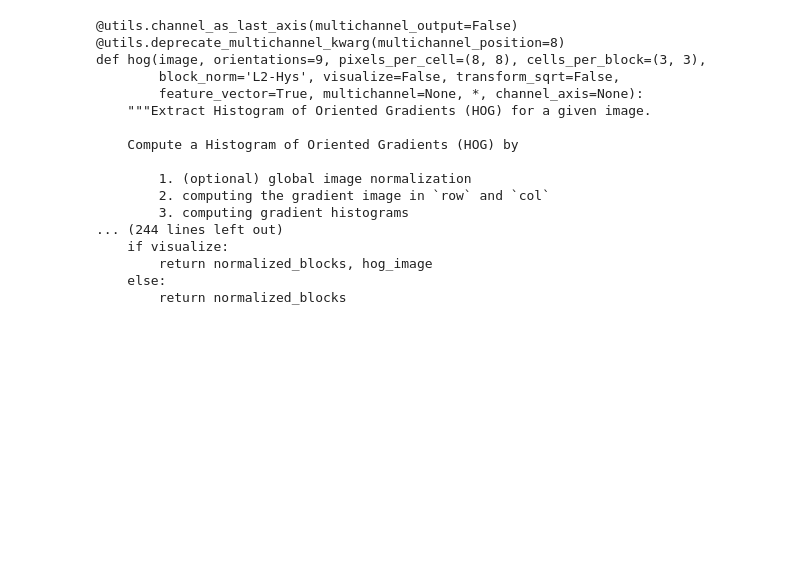
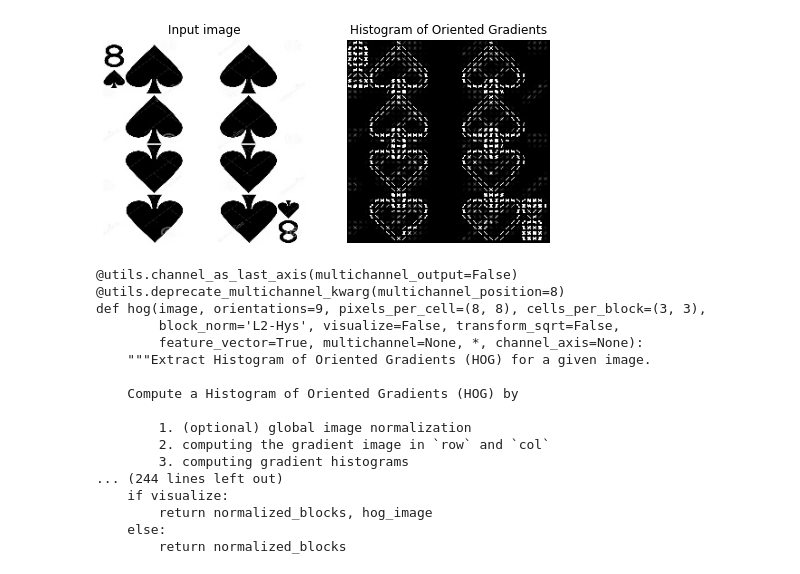
Before and after one commit to sim2000dg/fds_finalproject, a Jupyter notebook: Prove_parametri.ipynb, the cells around one changed output. Saved outputs shown, nothing was run; the diff lists cells and outputs as text; code cells hidden in the pictures; blank space fills up the shorter version.

```diff
--- a/Prove_parametri.ipynb
+++ b/Prove_parametri.ipynb
@@ -65,3 +41,7 @@ image.shape
+# %%
+change_hog(8, 6, 1)
+# %% [output]
+[figure, added]
 # %%
 import inspect
 # %%
```
Also changed, not shown: parts of 9 cells of this notebook.
